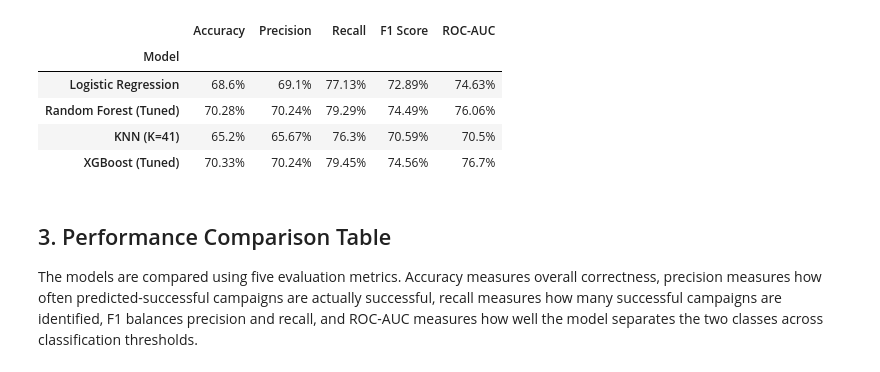
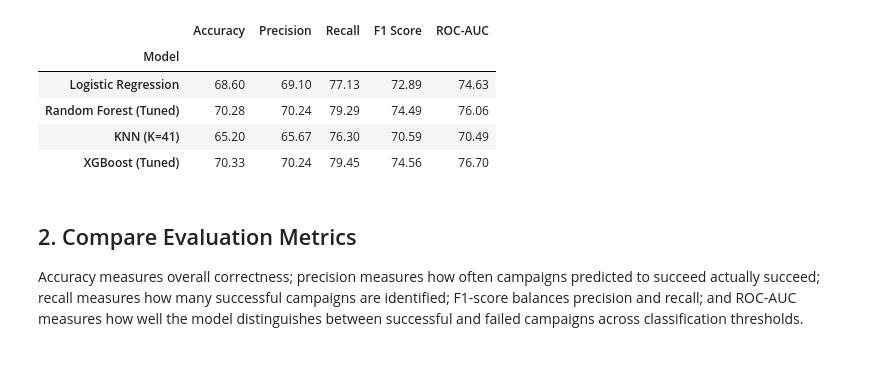
Before and after one commit to Break-Through-Tech/Global-Financial-Firm-1A-kickstarter-crowdfunding-recommendation-engine, a Jupyter notebook: notebooks/milestone3_task6_model_comparison.ipynb, the cells around one changed output. Saved outputs shown, nothing was run; the diff lists cells and outputs as text; code cells hidden in the pictures.

```diff
--- a/notebooks/milestone3_task6_model_comparison.ipynb
+++ b/notebooks/milestone3_task6_model_comparison.ipynb
@@ -110,4 +15,11 @@ KNN Confusion Matrix:
 # %%
+import pandas as pd
+import numpy as np
+import matplotlib.pyplot as plt
+from sklearn.metrics import ConfusionMatrixDisplay
+
+# Recorded evaluation results from Tasks 2–5.
+# No model fitting or prediction occurs in Task 6.
 results = pd.DataFrame([
     {
         "Model": "Logistic Regression",
@@ -115,46 +27,45 @@ results = pd.DataFrame([
         "Precision": 0.6910,
         "Recall": 0.7713,
         "F1 Score": 0.7289,
         "ROC-AUC": 0.7463
     },
     {
         "Model": "Random Forest (Tuned)",
         "Accuracy": 0.7028,
         "Precision": 0.7024,
         "Recall": 0.7929,
         "F1 Score": 0.7449,
         "ROC-AUC": 0.7606
     },
     {
         "Model": "KNN (K=41)",
-        **knn_metrics
+        "Accuracy": 0.6520,
+        "Precision": 0.6567,
+        "Recall": 0.7630,
+        "F1 Score": 0.7059,
+        "ROC-AUC": 0.7049
     },
     {
         "Model": "XGBoost (Tuned)",
         "Accuracy": 0.7032852876,
         "Precision": 0.7023909396,
         "Recall": 0.7945432977,
         "F1 Score": 0.7456306356,
         "ROC-AUC": 0.7670
     }
 ])
 
-results = results.set_index("Model")
-
-# Display metrics as percentages, rounded to two decimal places
-results_percentage = (results * 100).round(2)
-
-results_percentage = results_percentage.astype(str) + "%"
+results_percentage = results.set_index("Model").mul(100).round(2)
 results_percentage
 # %% [output]
 |  | Accuracy | Precision | Recall | F1 Score | ROC-AUC |
 | Model |  |  |  |  |  |
-| Logistic Regression | 68.6% | 69.1% | 77.13% | 72.89% | 74.63% |
-| Random Forest (Tuned) | 70.28% | 70.24% | 79.29% | 74.49% | 76.06% |
-| KNN (K=41) | 65.2% | 65.67% | 76.3% | 70.59% | 70.5% |
-| XGBoost (Tuned) | 70.33% | 70.24% | 79.45% | 74.56% | 76.7% |
+| Logistic Regression | 68.60 | 69.10 | 77.13 | 72.89 | 74.63 |
+| Random Forest (Tuned) | 70.28 | 70.24 | 79.29 | 74.49 | 76.06 |
+| KNN (K=41) | 65.20 | 65.67 | 76.30 | 70.59 | 70.49 |
+| XGBoost (Tuned) | 70.33 | 70.24 | 79.45 | 74.56 | 76.70 |
 # %% [markdown]
-## 3. Performance Comparison Table
+## 2. Compare Evaluation Metrics
 
-The models are compared using five evaluation metrics. Accuracy measures overall correctness, precision measures how often predicted-successful campaigns are actually successful, recall measures how many successful campaigns are identified, F1 balances precision and recall, and ROC-AUC measures how well the model separates the two classes across classification thresholds.
+Accuracy measures overall correctness; precision measures how often campaigns predicted to succeed actually succeed; recall measures how many successful campaigns are identified; F1-score balances precision and recall; and ROC-AUC measures how well the model distinguishes between successful and failed campaigns across classification thresholds.
 # %%
```
Also changed, not shown: parts of 12 cells of this notebook.
